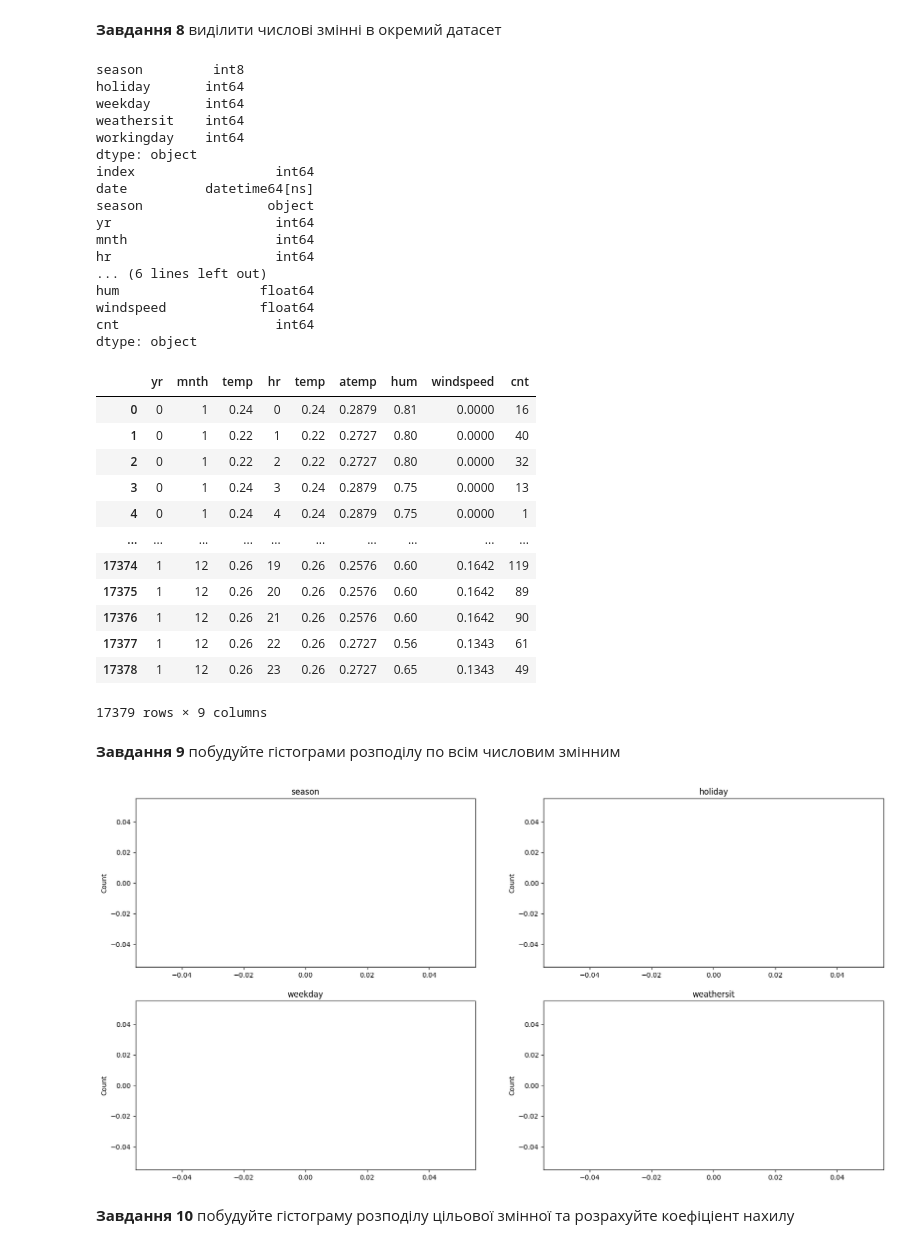
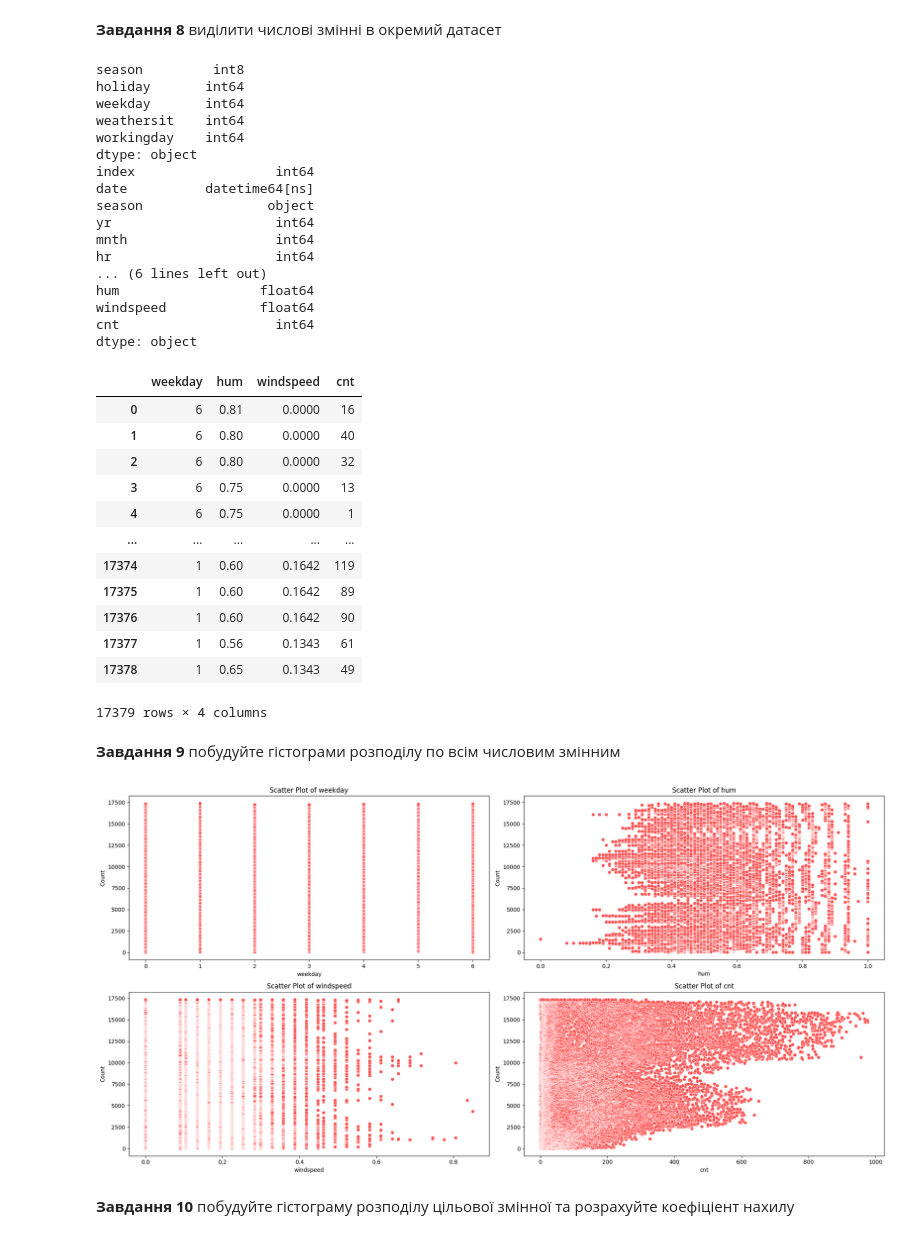
Before and after one commit to newiide/AI_LABS, a Jupyter notebook: Task4_Regression_basicAI.ipynb, the cells around one changed output. Drawn from its saved outputs; the diff is of its cells as text; code cells hidden in the pictures.

```diff
--- a/Task4_Regression_basicAI.ipynb
+++ b/Task4_Regression_basicAI.ipynb
@@ -253,7 +254,7 @@ plt.show()
 print(data_categorical.dtypes)
 print(data.dtypes)
 
-data_numerical = data[["yr", "mnth", "temp", "hr", "temp", "atemp", "hum", "windspeed", "cnt"]].copy()
+data_numerical = data[["weekday", "hum", "windspeed", "cnt"]].copy()
 data_numerical
 # %% [output]
 season         int8
@@ -273,30 +274,31 @@ hum                  float64
 windspeed            float64
 cnt                    int64
 dtype: object
-|  | yr | mnth | temp | hr | temp | atemp | hum | windspeed | cnt |
-| 0 | 0 | 1 | 0.24 | 0 | 0.24 | 0.2879 | 0.81 | 0.0000 | 16 |
-| 1 | 0 | 1 | 0.22 | 1 | 0.22 | 0.2727 | 0.80 | 0.0000 | 40 |
-| 2 | 0 | 1 | 0.22 | 2 | 0.22 | 0.2727 | 0.80 | 0.0000 | 32 |
-| 3 | 0 | 1 | 0.24 | 3 | 0.24 | 0.2879 | 0.75 | 0.0000 | 13 |
-| 4 | 0 | 1 | 0.24 | 4 | 0.24 | 0.2879 | 0.75 | 0.0000 | 1 |
-| ... | ... | ... | ... | ... | ... | ... | ... | ... | ... |
-| 17374 | 1 | 12 | 0.26 | 19 | 0.26 | 0.2576 | 0.60 | 0.1642 | 119 |
-| 17375 | 1 | 12 | 0.26 | 20 | 0.26 | 0.2576 | 0.60 | 0.1642 | 89 |
-| 17376 | 1 | 12 | 0.26 | 21 | 0.26 | 0.2576 | 0.60 | 0.1642 | 90 |
-| 17377 | 1 | 12 | 0.26 | 22 | 0.26 | 0.2727 | 0.56 | 0.1343 | 61 |
-| 17378 | 1 | 12 | 0.26 | 23 | 0.26 | 0.2727 | 0.65 | 0.1343 | 49 |
+|  | weekday | hum | windspeed | cnt |
+| 0 | 6 | 0.81 | 0.0000 | 16 |
+| 1 | 6 | 0.80 | 0.0000 | 40 |
+| 2 | 6 | 0.80 | 0.0000 | 32 |
+| 3 | 6 | 0.75 | 0.0000 | 13 |
+| 4 | 6 | 0.75 | 0.0000 | 1 |
+| ... | ... | ... | ... | ... |
+| 17374 | 1 | 0.60 | 0.1642 | 119 |
+| 17375 | 1 | 0.60 | 0.1642 | 89 |
+| 17376 | 1 | 0.60 | 0.1642 | 90 |
+| 17377 | 1 | 0.56 | 0.1343 | 61 |
+| 17378 | 1 | 0.65 | 0.1343 | 49 |
-17379 rows × 9 columns
+17379 rows × 4 columns
 # %% [markdown]
 **Завдання 9** побудуйте гістограми розподілу по всім числовим змінним
 # %%
 fig, ax = plt.subplots(2, 2, figsize=(20, 10))
-for variable, subplot in zip(data_categorical.columns, ax.flatten()):
-    sns.scatterplot(x=variable, data=data_categorical, ax=subplot, palette='viridis', hue=variable, legend=False)
-    subplot.set_title(variable)
-    subplot.set_xlabel("")
+for variable, subplot in zip(data_numerical.columns, ax.flatten()):
+    sns.scatterplot(x=data_numerical[variable], y=data_numerical.index, ax=subplot, color='#ff4d4d')
+    subplot.set_title(f"Scatter Plot of {variable}")
     subplot.set_ylabel("Count")
-    subplot.tick_params(axis='x')
+
+plt.tight_layout()
+plt.show()
 # %% [output]
-[figure, old version]
+[figure, new version]
 # %% [markdown]
 **Завдання 10** побудуйте гістограму розподілу цільової змінної та розрахуйте коефіціент нахилу
```
Also changed, not shown: parts of 31 cells of this notebook.
